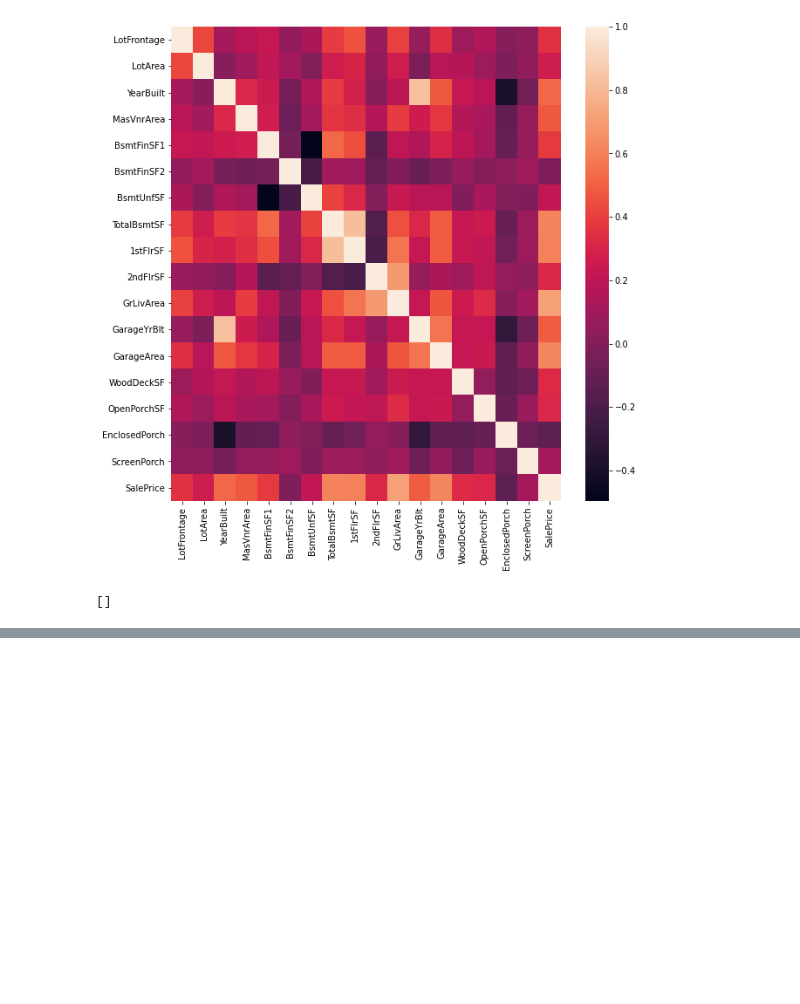
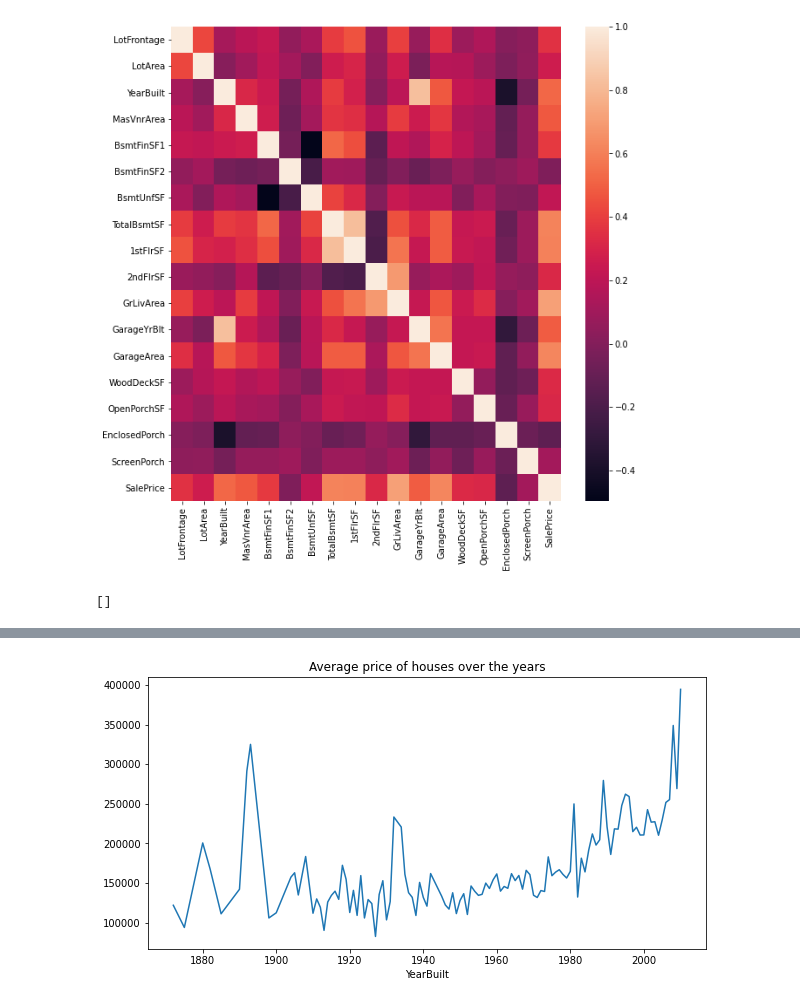
Before and after one commit to Ryan95Z/ml-house-prices, a Jupyter notebook: notebooks/House Prices - EDA.ipynb, the cells around one changed output, grey strips where cells are left out. Drawn from its saved outputs; the diff is of its cells as text; code cells hidden in the pictures; blank space fills up the shorter version.

```diff
--- a/notebooks/House Prices - EDA.ipynb
+++ b/notebooks/House Prices - EDA.ipynb
@@ -375,0 +461,6 @@ From plotting the correlation, there are no highly correlated features
+# %%
+ax = data.groupby('YearBuilt')['SalePrice'].mean().plot(figsize=(10, 5))
+ax.set_title('Average price of houses over the years')
+plt.show()
+# %% [output]
+[figure, added]
```
Also changed, not shown: parts of 13 cells of this notebook.
